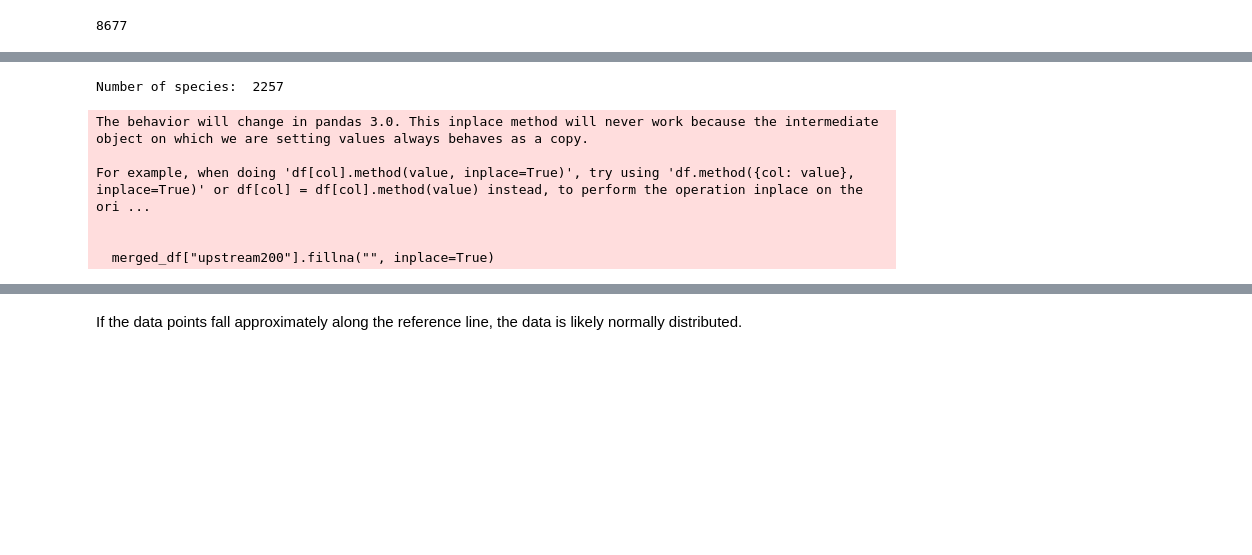
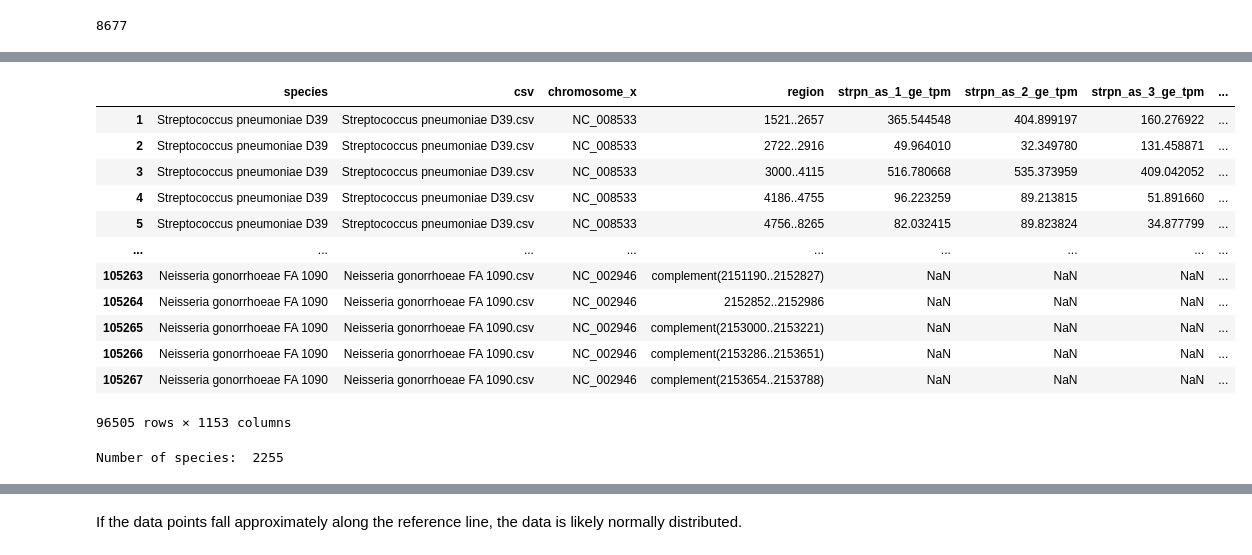
Before and after one commit to memetc/ML4RG_Group1, a Jupyter notebook: data_preparation.ipynb, the cells around one changed output, grey strips where cells are left out. Drawn from its saved outputs; the diff is of its cells as text; code cells hidden in the pictures; blank space fills up the shorter version.

Commit message:
take the complement of dna

```diff
--- a/data_preparation.ipynb
+++ b/data_preparation.ipynb
@@ -132,3 +154,30 @@ merged_df = pd.merge(
+# %%
+merged_df['is_complement'] = merged_df['region'].str.contains('complement')
+
+def complement_dna(sequence):
+    complement = {'A': 'T', 'T': 'A', 'C': 'G', 'G': 'C'}
+    return ''.join(complement[base] for base in sequence)
+
+# Apply the complement_dna function to the upstream200 column where is_complement is True
+merged_df['upstream200'] = merged_df.apply(
+    lambda row: complement_dna(row['upstream200']) if row['is_complement'] else row['upstream200'],
+    axis=1
+)
+merged_df
+# %% [output]
+|  | species | csv | chromosome_x | region | strpn_as_1_ge_tpm | strpn_as_2_ge_tpm | strpn_as_3_ge_tpm | ... |
+| 1 | Streptococcus pneumoniae D39 | Streptococcus pneumoniae D39.csv | NC_008533 | 1521..2657 | 365.544548 | 404.899197 | 160.276922 | ... |
+| 2 | Streptococcus pneumoniae D39 | Streptococcus pneumoniae D39.csv | NC_008533 | 2722..2916 | 49.964010 | 32.349780 | 131.458871 | ... |
+| 3 | Streptococcus pneumoniae D39 | Streptococcus pneumoniae D39.csv | NC_008533 | 3000..4115 | 516.780668 | 535.373959 | 409.042052 | ... |
+| 4 | Streptococcus pneumoniae D39 | Streptococcus pneumoniae D39.csv | NC_008533 | 4186..4755 | 96.223259 | 89.213815 | 51.891660 | ... |
+| 5 | Streptococcus pneumoniae D39 | Streptococcus pneumoniae D39.csv | NC_008533 | 4756..8265 | 82.032415 | 89.823824 | 34.877799 | ... |
+| ... | ... | ... | ... | ... | ... | ... | ... | ... |
+| 105263 | Neisseria gonorrhoeae FA 1090 | Neisseria gonorrhoeae FA 1090.csv | NC_002946 | complement(2151190..2152827) | NaN | NaN | NaN | ... |
+| 105264 | Neisseria gonorrhoeae FA 1090 | Neisseria gonorrhoeae FA 1090.csv | NC_002946 | 2152852..2152986 | NaN | NaN | NaN | ... |
+| 105265 | Neisseria gonorrhoeae FA 1090 | Neisseria gonorrhoeae FA 1090.csv | NC_002946 | complement(2153000..2153221) | NaN | NaN | NaN | ... |
+| 105266 | Neisseria gonorrhoeae FA 1090 | Neisseria gonorrhoeae FA 1090.csv | NC_002946 | complement(2153286..2153651) | NaN | NaN | NaN | ... |
+| 105267 | Neisseria gonorrhoeae FA 1090 | Neisseria gonorrhoeae FA 1090.csv | NC_002946 | complement(2153654..2153788) | NaN | NaN | NaN | ... |
+96505 rows × 1153 columns
 # %%
 merged_df = merged_df[['species', 'upstream200'] + tpm_columns]
 # %%
@@ -137,31 +186,9 @@ merged_df.to_csv(f"{os.getcwd()}/data/merged.csv")
 # %%
 print("Number of species: ", len(set(merged_df["species"].tolist())))
 # %% [output]
-Number of species:  2257
+Number of species:  2255
 # %%
 merged_df = pd.read_csv(f'{os.getcwd()}/data/merged.csv', index_col=0)
-# %%
-merged_df["upstream200"].fillna("", inplace=True)
-# Define the valid characters
-valid_chars = set('ATCG')
-
-# Function to check if a sequence is valid
-def is_valid_sequence(seq):
-    return len(seq)> 0 and set(seq).issubset(valid_chars)
-
-# Apply the function to each sequence and get indices of invalid sequences
-invalid_indices = merged_df[~merged_df['upstream200'].apply(is_valid_sequence)].index.tolist()
-
-# Drop the invalid sequences
-merged_df = merged_df.drop(invalid_indices)
-merged_df.dropna(subset=['species'], inplace=True)
-# %% [output]
-The behavior will change in pandas 3.0. This inplace method will never work because the intermediate object on which we are setting values always behaves as a copy.
-
-For example, when doing 'df[col].method(value, inplace=True)', try using 'df.method({col: value}, inplace=True)' or df[col] = df[col].method(value) instead, to perform the operation inplace on the ori ...
-
-
-  merged_df["upstream200"].fillna("", inplace=True)
 # %%
 melted_df = merged_df.melt(var_name='condition', value_name='tpm', id_vars=['species', 'upstream200'])
 melted_df.dropna(subset=['tpm'], inplace=True)
```
Also changed, not shown: parts of 4 cells of this notebook.
